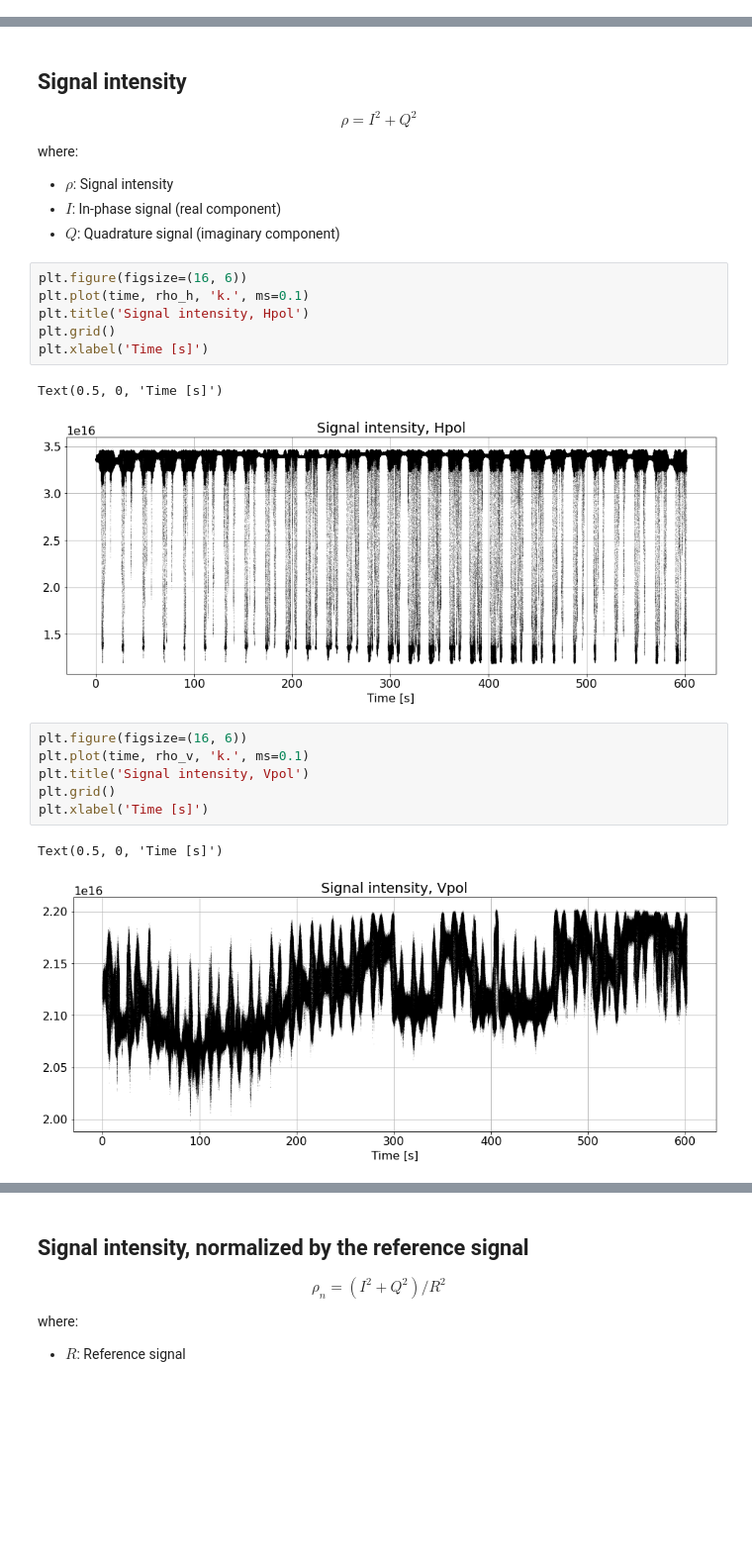
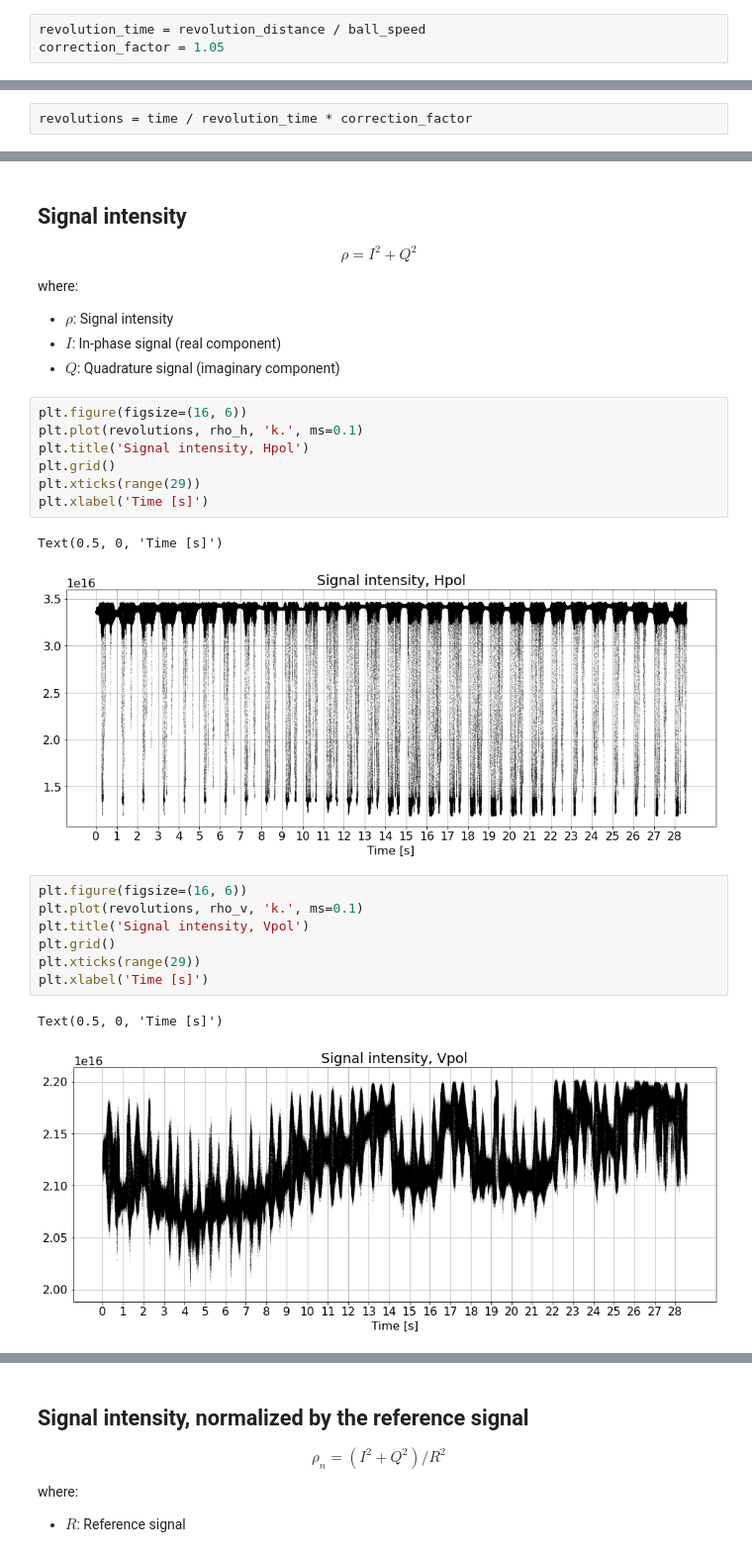
Before and after one commit to sustain-lab/c-band-scatterometer, a Jupyter notebook: calibration.ipynb, the cells around one changed output, grey strips where cells are left out. Shown at 99% size. Saved outputs shown, nothing was run; the diff lists cells and outputs as text; blank space fills up the shorter version.

Commit message:
Revolutions count calculation

```diff
--- a/calibration.ipynb
+++ b/calibration.ipynb
@@ -64,11 +64,16 @@ d = h / np.sin(theta_i)
 path = 'data/calibration/20210709-180442.h5'
 # %%
 time, ref, Hpol, Vpol = load(path)
+# %%
+revolution_time = revolution_distance / ball_speed
+correction_factor = 1.05
 # %%
 num_samples, num_records = ref.shape
 # %%
 dt = np.diff(time).mean()
 time = np.linspace(time[0], time[-1] + dt, num_samples * num_records, endpoint=True)
+# %%
+revolutions = time / revolution_time * correction_factor
 # %%
 rho_h = signal_intensity(Hpol.real, Hpol.imag).flatten()
 rho_v = signal_intensity(Vpol.real, Vpol.imag).flatten()
@@ -87,21 +92,23 @@ where:
 * $Q$: Quadrature signal (imaginary component)
 # %%
 plt.figure(figsize=(16, 6))
-plt.plot(time, rho_h, 'k.', ms=0.1)
+plt.plot(revolutions, rho_h, 'k.', ms=0.1)
 plt.title('Signal intensity, Hpol')
 plt.grid()
+plt.xticks(range(29))
 plt.xlabel('Time [s]')
 # %% [output]
 Text(0.5, 0, 'Time [s]')
-[figure, old version]
+[figure, new version]
 # %%
 plt.figure(figsize=(16, 6))
-plt.plot(time, rho_v, 'k.', ms=0.1)
+plt.plot(revolutions, rho_v, 'k.', ms=0.1)
 plt.title('Signal intensity, Vpol')
 plt.grid()
+plt.xticks(range(29))
 plt.xlabel('Time [s]')
 # %% [output]
 Text(0.5, 0, 'Time [s]')
-[figure, old version]
+[figure, new version]
 # %%
 plt.figure(figsize=(16, 6))
```
Also changed, not shown: parts of 3 cells of this notebook.
